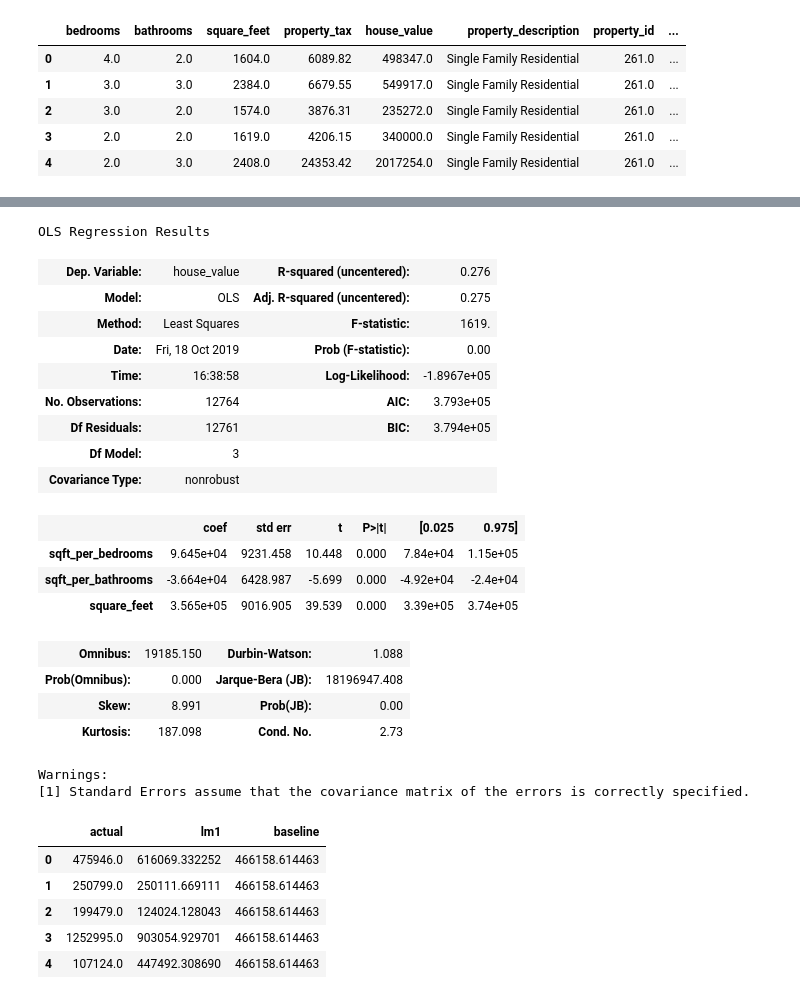
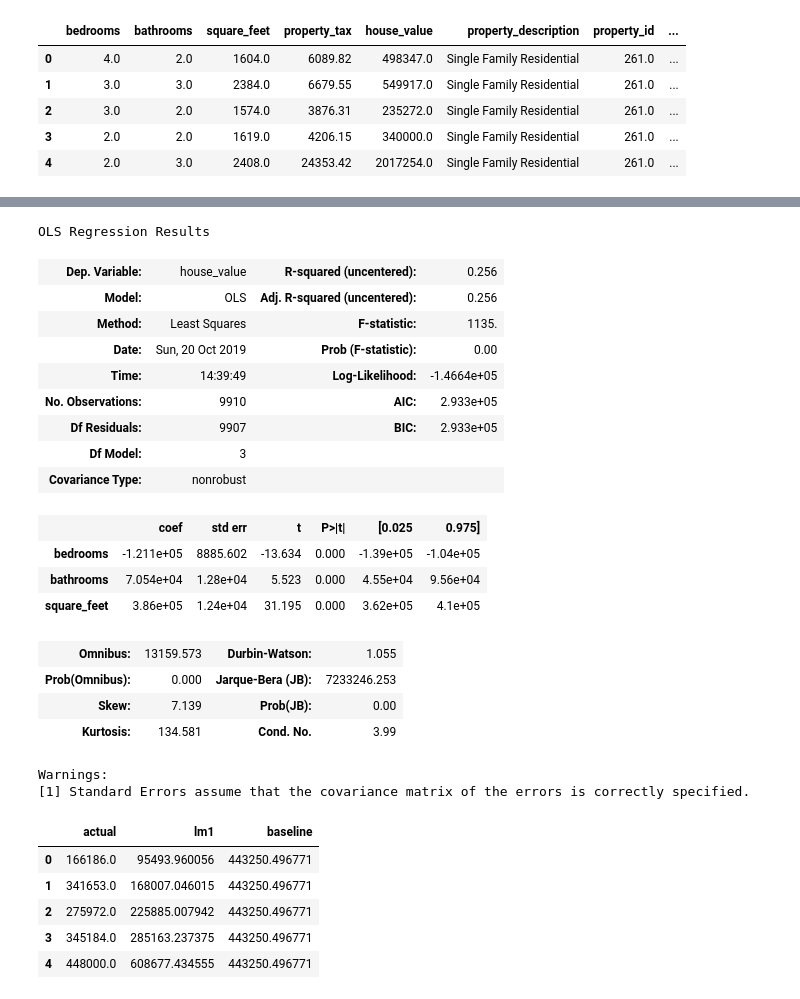
Before and after one commit to Jeff-Hutchins/zillow-project, a Jupyter notebook: zillow_model_2.ipynb, the cells around one changed output, grey strips where cells are left out. Drawn from its saved outputs; the diff is of its cells as text; code cells hidden in the pictures.

```diff
--- a/zillow_model_2.ipynb
+++ b/zillow_model_2.ipynb
@@ -81,0 +64,12 @@ df.head()
+# %%
+df_la = la_df[['bedrooms', 'bathrooms', 'square_feet', 'house_value']]
+X_la = la_df[['bedrooms', 'bathrooms', 'square_feet']]
+y_la = la_df[['house_value']]
+
+df_ventura = ventura_county_df[['bedrooms', 'bathrooms', 'square_feet', 'house_value']]
+X_ventura = ventura_county_df[['bedrooms', 'bathrooms', 'square_feet']]
+y_ventura = ventura_county_df[['house_value']]
+
+df_orange = orange_county_df[['bedrooms', 'bathrooms', 'square_feet', 'house_value']]
+X_orange = orange_county_df[['bedrooms', 'bathrooms', 'square_feet']]
+y_orange = orange_county_df[['house_value']]
@@ -93,0 +86,17 @@ y_test = test[['house_value']]
+# %%
+train_la, test_la = split_scale.split_my_data(df_la)
+train_ventura, test_ventura = split_scale.split_my_data(df_ventura)
+train_orange, test_orange = split_scale.split_my_data(df_orange)
+# %%
+scaler_la, train_scaled_la, test_scaled_la = split_scale.standard_scaler(train_la, test_la)
+scaler_ventura, train_scaled_ventura, test_scaled_ventura = split_scale.standard_scaler(train_ventura, test_ventura)
+scaler_orange, train_scaled_orange, test_scaled_orange = split_scale.standard_scaler(train_orange, test_orange)
+# %%
+X_train_scaled_la = train_scaled_la[['bedrooms', 'bathrooms', 'square_feet']]
+y_train_la = train_la[['house_value']]
+
+X_train_scaled_ventura = train_scaled_ventura[['bedrooms', 'bathrooms', 'square_feet']]
+y_train_ventura = train_ventura[['house_value']]
+
+X_train_scaled_orange = train_scaled_orange[['bedrooms', 'bathrooms', 'square_feet']]
+y_train_orange = train_orange[['house_value']]
@@ -107,30 +123,30 @@ plt.ylim(0, 4)
 # %%
 import statsmodels.api as sm
 
-ols_model = sm.OLS(y_train, X_train_scaled)
+ols_model = sm.OLS(y_train_la, X_train_scaled_la)
 
-res = sm.OLS(y_train, X_train_scaled).fit()
+res = sm.OLS(y_train_la, X_train_scaled_la).fit()
 
 res.summary()
 # %% [output]
 OLS Regression Results
-| Dep. Variable: | house_value | R-squared (uncentered): | 0.276 |
-| Model: | OLS | Adj. R-squared (uncentered): | 0.275 |
-| Method: | Least Squares | F-statistic: | 1619. |
-| Date: | Fri, 18 Oct 2019 | Prob (F-statistic): | 0.00 |
-| Time: | 16:38:58 | Log-Likelihood: | -1.8967e+05 |
-| No. Observations: | 12764 | AIC: | 3.793e+05 |
-| Df Residuals: | 12761 | BIC: | 3.794e+05 |
+| Dep. Variable: | house_value | R-squared (uncentered): | 0.256 |
+| Model: | OLS | Adj. R-squared (uncentered): | 0.256 |
+| Method: | Least Squares | F-statistic: | 1135. |
+| Date: | Sun, 20 Oct 2019 | Prob (F-statistic): | 0.00 |
+| Time: | 14:39:49 | Log-Likelihood: | -1.4664e+05 |
+| No. Observations: | 9910 | AIC: | 2.933e+05 |
+| Df Residuals: | 9907 | BIC: | 2.933e+05 |
 | Df Model: | 3 |  |  |
 | Covariance Type: | nonrobust |  |  |
 |  | coef | std err | t | P>|t| | [0.025 | 0.975] |
-| sqft_per_bedrooms | 9.645e+04 | 9231.458 | 10.448 | 0.000 | 7.84e+04 | 1.15e+05 |
-| sqft_per_bathrooms | -3.664e+04 | 6428.987 | -5.699 | 0.000 | -4.92e+04 | -2.4e+04 |
-| square_feet | 3.565e+05 | 9016.905 | 39.539 | 0.000 | 3.39e+05 | 3.74e+05 |
+| bedrooms | -1.211e+05 | 8885.602 | -13.634 | 0.000 | -1.39e+05 | -1.04e+05 |
+| bathrooms | 7.054e+04 | 1.28e+04 | 5.523 | 0.000 | 4.55e+04 | 9.56e+04 |
+| square_feet | 3.86e+05 | 1.24e+04 | 31.195 | 0.000 | 3.62e+05 | 4.1e+05 |
-| Omnibus: | 19185.150 | Durbin-Watson: | 1.088 |
-| Prob(Omnibus): | 0.000 | Jarque-Bera (JB): | 18196947.408 |
-| Skew: | 8.991 | Prob(JB): | 0.00 |
-| Kurtosis: | 187.098 | Cond. No. | 2.73 |
+| Omnibus: | 13159.573 | Durbin-Watson: | 1.055 |
+| Prob(Omnibus): | 0.000 | Jarque-Bera (JB): | 7233246.253 |
+| Skew: | 7.139 | Prob(JB): | 0.00 |
+| Kurtosis: | 134.581 | Cond. No. | 3.99 |
 Warnings:
 [1] Standard Errors assume that the covariance matrix of the errors is correctly specified.
 # %%
@@ -147,15 +163,15 @@ lm1_predictions=lm1.predict(X_train_scaled[['sqft_per_bedrooms', 'sqft_per_bathr
 predictions['lm1']=lm1_predictions
 # %%
 #baseline model
-predictions['baseline'] = y_train.mean()[0]
+predictions['baseline'] = y_train_la.mean()[0]
 predictions.head()
 # %% [output]
 |  | actual | lm1 | baseline |
-| 0 | 475946.0 | 616069.332252 | 466158.614463 |
-| 1 | 250799.0 | 250111.669111 | 466158.614463 |
-| 2 | 199479.0 | 124024.128043 | 466158.614463 |
-| 3 | 1252995.0 | 903054.929701 | 466158.614463 |
-| 4 | 107124.0 | 447492.308690 | 466158.614463 |
+| 0 | 166186.0 | 95493.960056 | 443250.496771 |
+| 1 | 341653.0 | 168007.046015 | 443250.496771 |
+| 2 | 275972.0 | 225885.007942 | 443250.496771 |
+| 3 | 345184.0 | 285163.237375 | 443250.496771 |
+| 4 | 448000.0 | 608677.434555 | 443250.496771 |
 # %%
 lm1_y_intercept = lm1.intercept_
 print("intercept: ", lm1_y_intercept)
```
Also changed, not shown: parts of 26 cells of this notebook, 5 other files.
